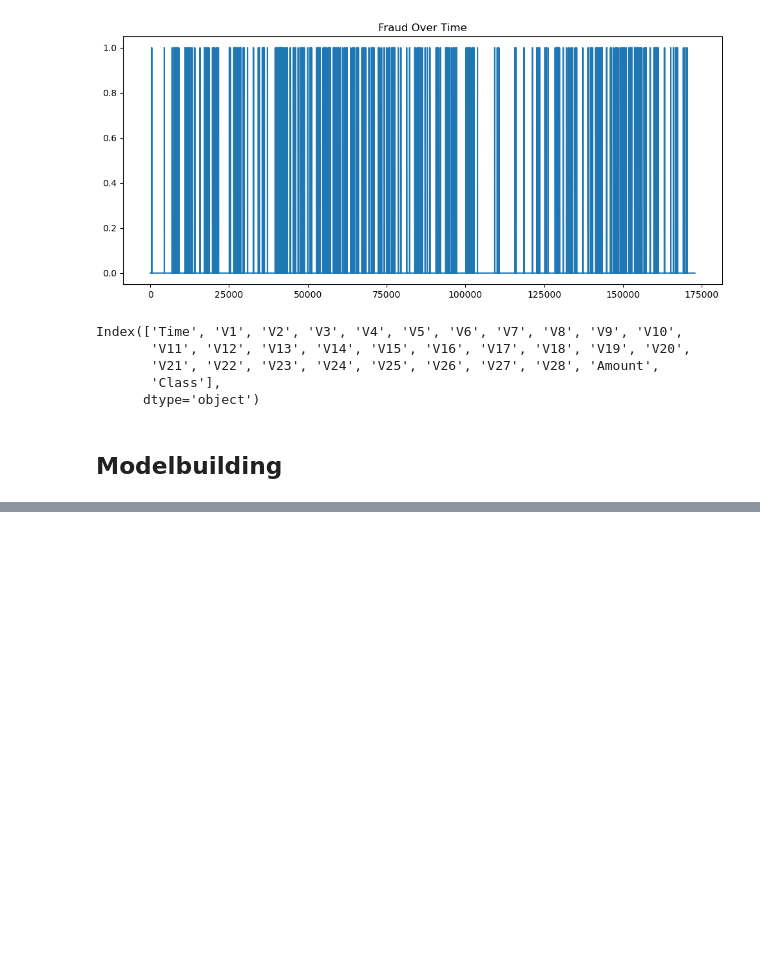
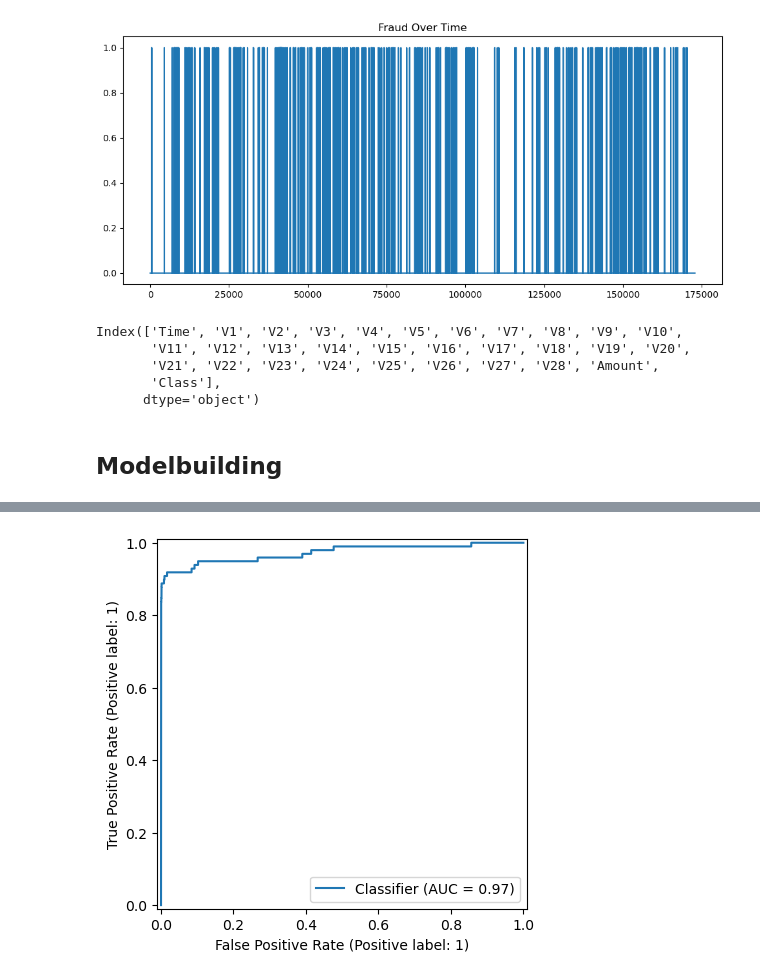
Before and after one commit to chilesh07/Data-Science-Practice, a Jupyter notebook: project 7/notebooks/analysis.ipynb, the cells around one changed output, grey strips where cells are left out. Cells and saved outputs as stored; diff of their text form; code cells hidden in the pictures; blank space fills up the shorter version.

```diff
--- a/project 7/notebooks/analysis.ipynb
+++ b/project 7/notebooks/analysis.ipynb
@@ -149,0 +152,15 @@ from sklearn.compose import f
+# %%
+X_train, X_test, y_train, y_test = train_test_split(
+    X, y,
+    test_size=0.2,
+    random_state=42,
+    stratify=y
+)
+# %%
+scaler = StandardScaler()
+
+x_train_scaler = scaler.fit_transform(X_train)
+x_test_scaler = scaler.transform(X_test)
+# %%
+lr_model = LogisticRegression(max_iter=1000,class_weight='balanced')
+lr_model.fit(x_train_scaler,y_train)
@@ -149,0 +169,3 @@ from sklearn.compose import f
+# %%
+y_pred_lr = lr_model.predict(x_test_scaler)
+y_prob_lr = lr_model.predict_proba(x_test_scaler)[:,1]
@@ -149,0 +201,6 @@ from sklearn.compose import f
+# %%
+from sklearn.metrics import RocCurveDisplay
+RocCurveDisplay.from_predictions(y_test, y_prob_lr)
+plt.show()
+# %% [output]
+[figure, added]
```
Also changed, not shown: parts of 29 cells of this notebook, 6 other files.
